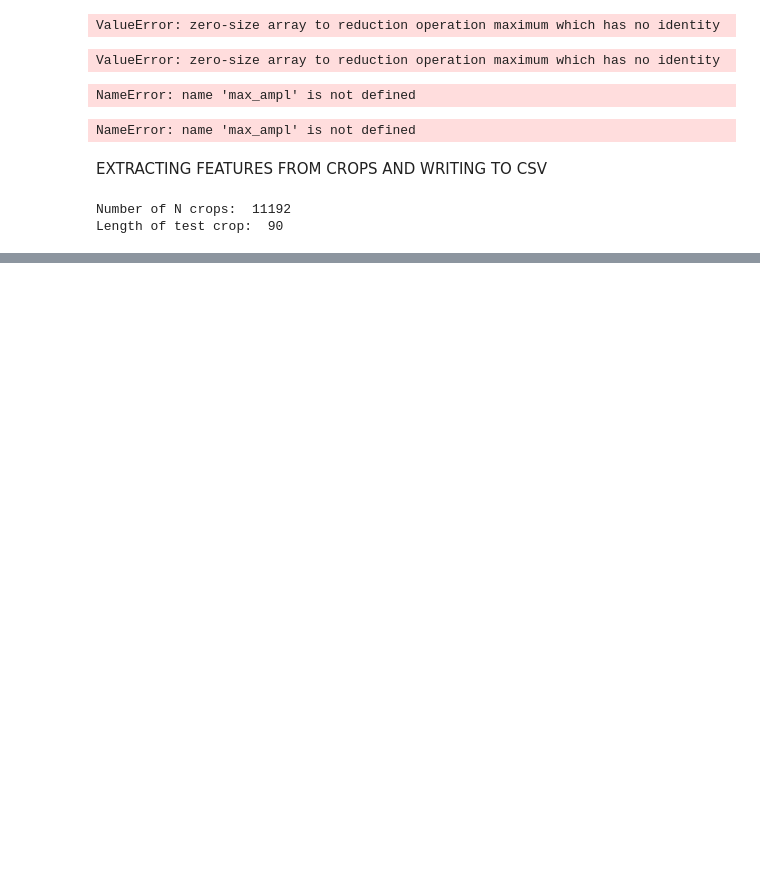
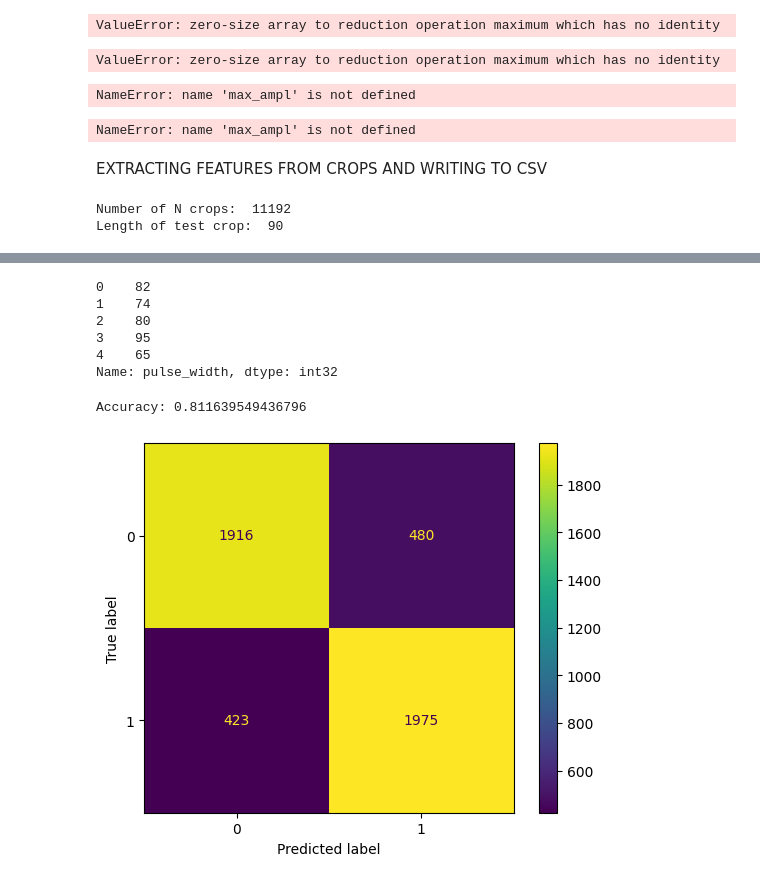
Before and after one commit to FrancescoLeni/AI_PPG, a Jupyter notebook: NB_ML.ipynb, the cells around one changed output, grey strips where cells are left out. Cells and saved outputs as stored; diff of their text form; code cells hidden in the pictures; blank space fills up the shorter version.

```diff
--- a/NB_ML.ipynb
+++ b/NB_ML.ipynb
@@ -333,0 +414,38 @@ TO DO: Exploit full training data and using the already made test set (that I ig
+# %%
+pulsewidth_train = train_set['pulse_width']
+pulsewidth_test = test_set['pulse_width']
+
+pulsewidth_test = pulsewidth_test.astype(int)
+pulsewidth_test.head()
+
+pulsewidth_train = pulsewidth_test.astype(int)
+pulsewidth_test.head()
+# %% [output]
+0    82
+1    74
+2    80
+3    95
+4    65
+Name: pulse_width, dtype: int32
+# %%
+
+train_setXGB, test_setXGB = train_set.__deepcopy__(), test_set.__deepcopy__()
+train_setXGB[['pulse_width','peak_position']], test_setXGB[['pulse_width','peak_position']] = train_set[['pulse_width','peak_position']].astype(int), test_set[['pulse_width','peak_position']].astype(int)
+model.fit(train_setXGB, train_labels)
+pred_labels = model.predict(test_setXGB)
+
+from sklearn import metrics
+
+# Model Accuracy: how often is the classifier correct?
+print("Accuracy:",metrics.accuracy_score(test_labels, pred_labels))
+
+from sklearn.metrics import confusion_matrix
+from sklearn.metrics import ConfusionMatrixDisplay
+import matplotlib.pyplot as plt
+cm = confusion_matrix(test_labels, pred_labels)
+disp = ConfusionMatrixDisplay(confusion_matrix=cm)
+disp.plot()
+plt.show()
+# %% [output]
+Accuracy: 0.811639549436796
+[figure, added]
```
Also changed, not shown: parts of 52 cells of this notebook.
